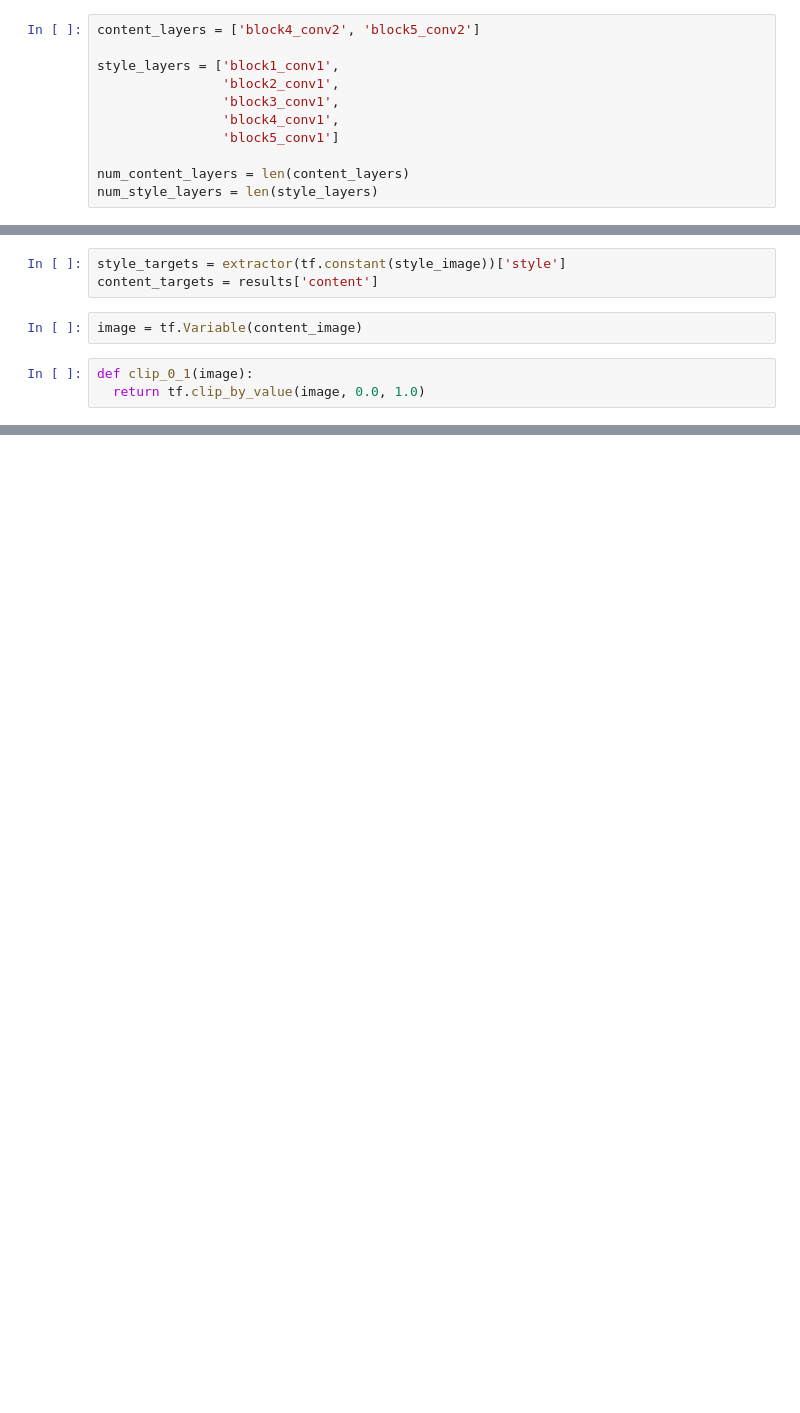
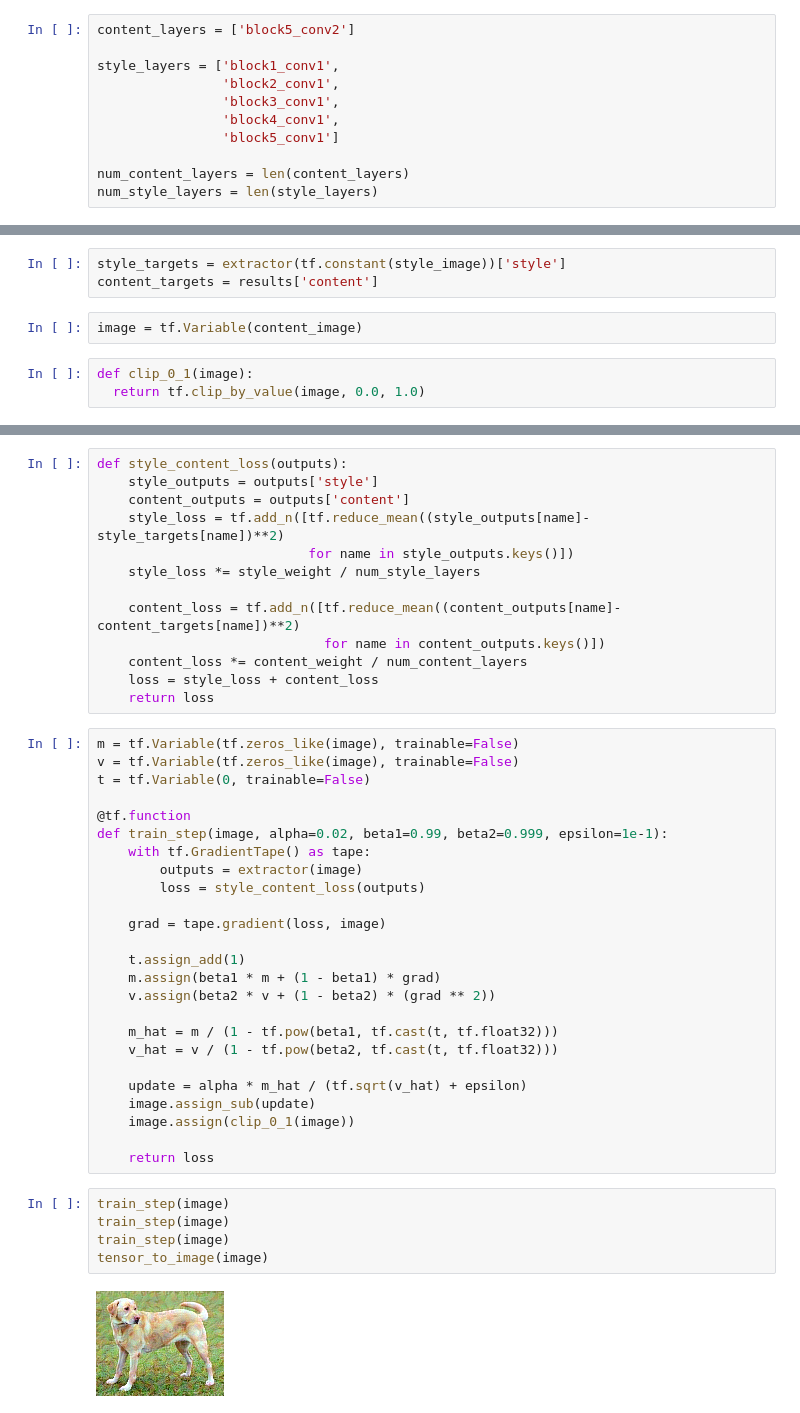
Before and after one commit to jovanau/Neural-Style-Transfer, a Jupyter notebook: NeuralStyleTransfer.ipynb, the cells around one changed output, grey strips where cells are left out. Saved outputs shown, nothing was run; the diff lists cells and outputs as text; blank space fills up the shorter version.

```diff
--- a/NeuralStyleTransfer.ipynb
+++ b/NeuralStyleTransfer.ipynb
@@ -67,7 +76,7 @@ block5_conv3
 block5_conv4
 block5_pool
 # %%
-content_layers = ['block4_conv2', 'block5_conv2']
+content_layers = ['block5_conv2']
 
 style_layers = ['block1_conv1',
                 'block2_conv1',
@@ -159,0 +183,45 @@ def tensor_to_image(tensor):
+# %%
+def style_content_loss(outputs):
+    style_outputs = outputs['style']
+    content_outputs = outputs['content']
+    style_loss = tf.add_n([tf.reduce_mean((style_outputs[name]-style_targets[name])**2)
+                           for name in style_outputs.keys()])
+    style_loss *= style_weight / num_style_layers
+
+    content_loss = tf.add_n([tf.reduce_mean((content_outputs[name]-content_targets[name])**2)
+                             for name in content_outputs.keys()])
+    content_loss *= content_weight / num_content_layers
+    loss = style_loss + content_loss
+    return loss
+# %%
+m = tf.Variable(tf.zeros_like(image), trainable=False)
+v = tf.Variable(tf.zeros_like(image), trainable=False)
+t = tf.Variable(0, trainable=False)
+
+@tf.function
+def train_step(image, alpha=0.02, beta1=0.99, beta2=0.999, epsilon=1e-1):
+    with tf.GradientTape() as tape:
+        outputs = extractor(image)
+        loss = style_content_loss(outputs)
+
+    grad = tape.gradient(loss, image)
+
+    t.assign_add(1)
+    m.assign(beta1 * m + (1 - beta1) * grad)
+    v.assign(beta2 * v + (1 - beta2) * (grad ** 2))
+
+    m_hat = m / (1 - tf.pow(beta1, tf.cast(t, tf.float32)))
+    v_hat = v / (1 - tf.pow(beta2, tf.cast(t, tf.float32)))
+
+    update = alpha * m_hat / (tf.sqrt(v_hat) + epsilon)
+    image.assign_sub(update)
+    image.assign(clip_0_1(image))
+
+    return loss
+# %%
+train_step(image)
+train_step(image)
+train_step(image)
+tensor_to_image(image)
+# %% [output]
+[figure, added]
```
Also changed, not shown: parts of 9 cells of this notebook, 1 other file.
